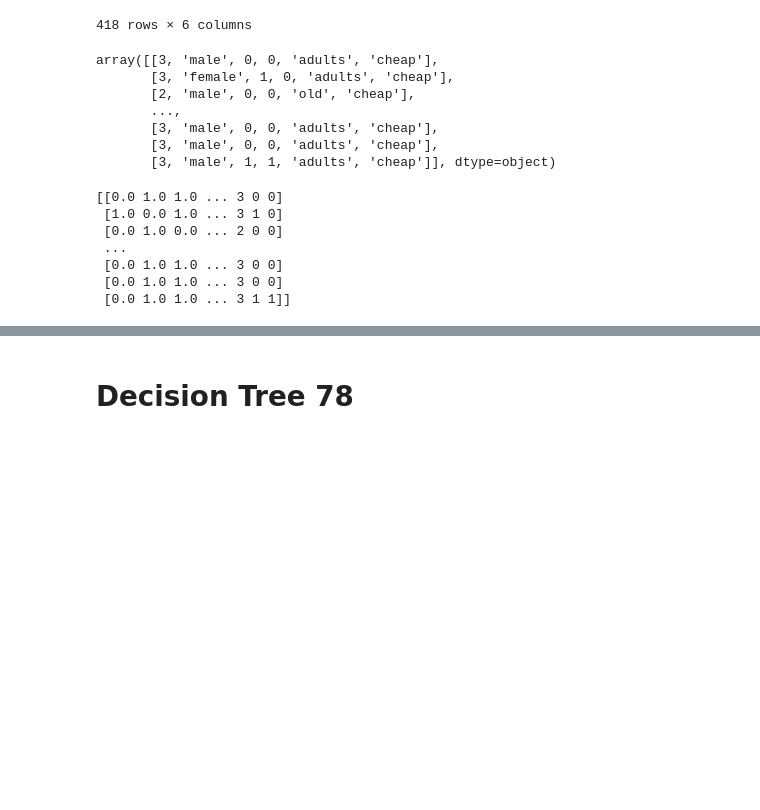
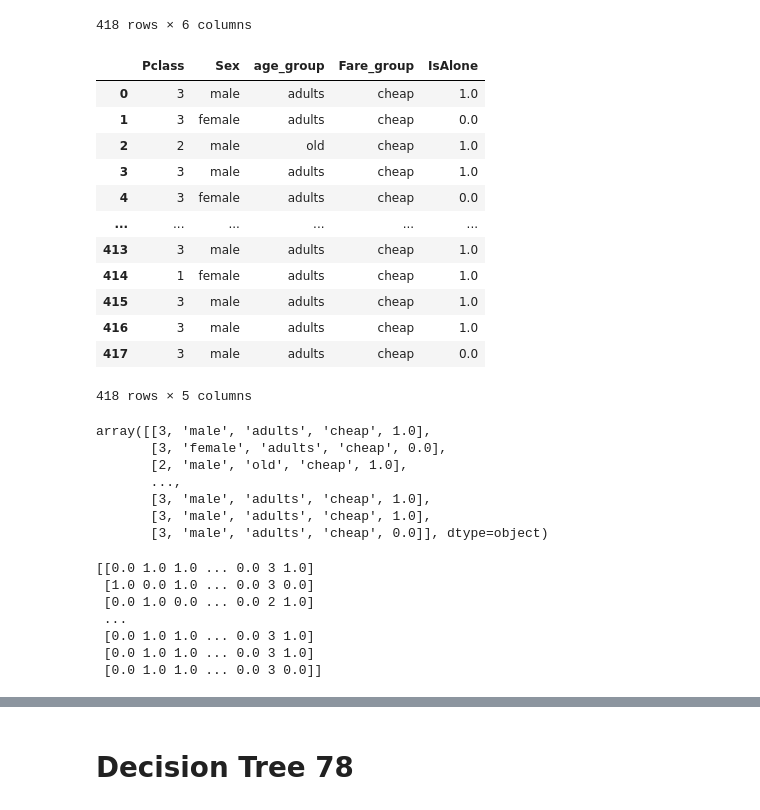
Before and after one commit to kostaskaragiorgos/Titanic-Dataset, a Jupyter notebook: notebooks/Test Notebook.ipynb, the cells around one changed output, grey strips where cells are left out. Drawn from its saved outputs; the diff is of its cells as text; code cells hidden in the pictures; blank space fills up the shorter version.

```diff
--- a/notebooks/Test Notebook.ipynb
+++ b/notebooks/Test Notebook.ipynb
@@ -85,29 +85,49 @@ df
 | 416 | 3 | male | 0 | 0 | adults | cheap |
 | 417 | 3 | male | 1 | 1 | adults | cheap |
 418 rows × 6 columns
+# %%
+df['FamilySize'] = df['SibSp'] + df['Parch'] + 1
+df.loc[df['FamilySize'] == 1, 'IsAlone'] = 1
+df['IsAlone']= df['IsAlone'].fillna(0)
+df.drop(columns=['SibSp', 'Parch', 'FamilySize'], inplace=True)
+df
+# %% [output]
+|  | Pclass | Sex | age_group | Fare_group | IsAlone |
+| 0 | 3 | male | adults | cheap | 1.0 |
+| 1 | 3 | female | adults | cheap | 0.0 |
+| 2 | 2 | male | old | cheap | 1.0 |
+| 3 | 3 | male | adults | cheap | 1.0 |
+| 4 | 3 | female | adults | cheap | 0.0 |
+| ... | ... | ... | ... | ... | ... |
+| 413 | 3 | male | adults | cheap | 1.0 |
+| 414 | 1 | female | adults | cheap | 1.0 |
+| 415 | 3 | male | adults | cheap | 1.0 |
+| 416 | 3 | male | adults | cheap | 1.0 |
+| 417 | 3 | male | adults | cheap | 0.0 |
+418 rows × 5 columns
 # %%
 X = df.iloc[:,:].values
 X
 # %% [output]
-array([[3, 'male', 0, 0, 'adults', 'cheap'],
-       [3, 'female', 1, 0, 'adults', 'cheap'],
-       [2, 'male', 0, 0, 'old', 'cheap'],
+array([[3, 'male', 'adults', 'cheap', 1.0],
+       [3, 'female', 'adults', 'cheap', 0.0],
+       [2, 'male', 'old', 'cheap', 1.0],
        ...,
-       [3, 'male', 0, 0, 'adults', 'cheap'],
-       [3, 'male', 0, 0, 'adults', 'cheap'],
-       [3, 'male', 1, 1, 'adults', 'cheap']], dtype=object)
+       [3, 'male', 'adults', 'cheap', 1.0],
+       [3, 'male', 'adults', 'cheap', 1.0],
+       [3, 'male', 'adults', 'cheap', 0.0]], dtype=object)
 # %%
-ct = ColumnTransformer(transformers=[('encoder', OneHotEncoder(), [1,-2,-1])], remainder='passthrough')
+ct = ColumnTransformer(transformers=[('encoder', OneHotEncoder(), [1,2,3])], remainder='passthrough')
 X = np.array(ct.fit_transform(X))
 print(X)
 # %% [output]
-[[0.0 1.0 1.0 ... 3 0 0]
- [1.0 0.0 1.0 ... 3 1 0]
- [0.0 1.0 0.0 ... 2 0 0]
+[[0.0 1.0 1.0 ... 0.0 3 1.0]
+ [1.0 0.0 1.0 ... 0.0 3 0.0]
+ [0.0 1.0 0.0 ... 0.0 2 1.0]
  ...
- [0.0 1.0 1.0 ... 3 0 0]
- [0.0 1.0 1.0 ... 3 0 0]
- [0.0 1.0 1.0 ... 3 1 1]]
+ [0.0 1.0 1.0 ... 0.0 3 1.0]
+ [0.0 1.0 1.0 ... 0.0 3 1.0]
+ [0.0 1.0 1.0 ... 0.0 3 0.0]]
 # %%
 sc = StandardScaler()
 X[:, 2:] = sc.fit_transform(X[:, 2:])
```
Also changed, not shown: parts of 9 cells of this notebook.
